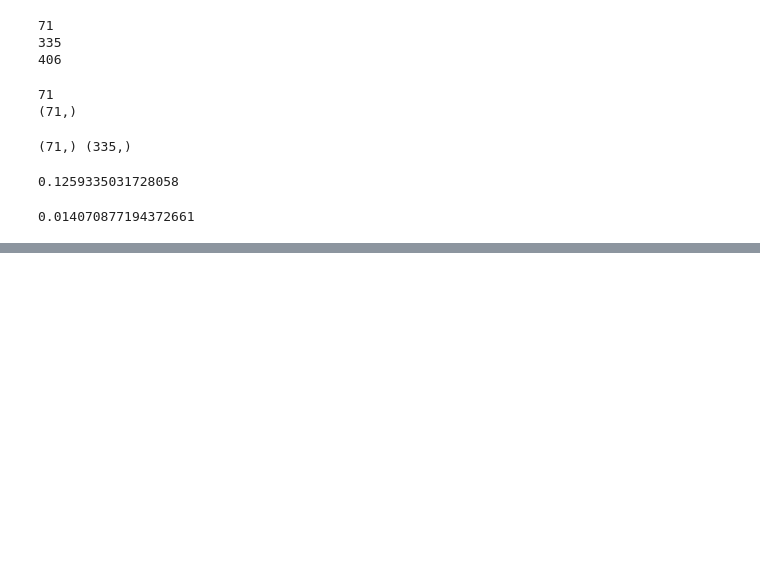
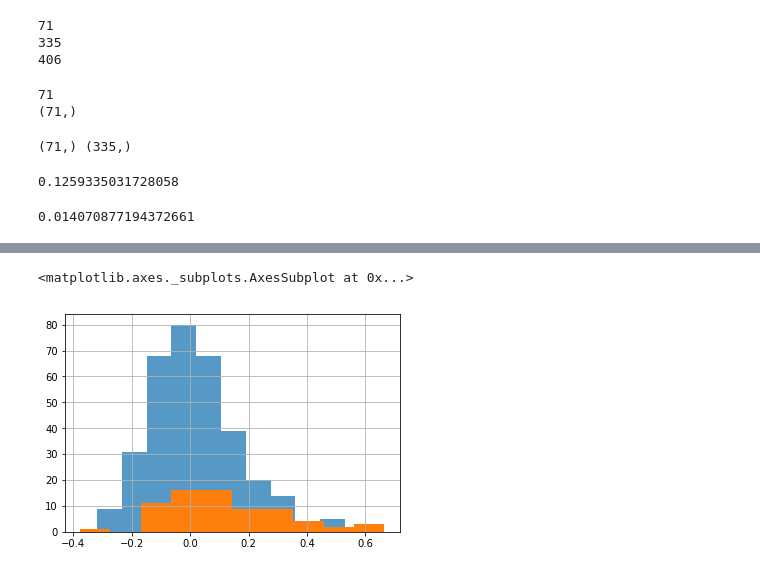
Before and after one commit to ismms-himc/clustergrammer_signature_methods, a Jupyter notebook: notebooks/1.0_Working_on_Signature_Methods.ipynb, the cells around one changed output, grey strips where cells are left out. Saved outputs shown, nothing was run; the diff lists cells and outputs as text; code cells hidden in the pictures; blank space fills up the shorter version.

```diff
--- a/notebooks/1.0_Working_on_Signature_Methods.ipynb
+++ b/notebooks/1.0_Working_on_Signature_Methods.ipynb
@@ -293,0 +293,6 @@ ser_diff.hist()
+# %%
+ser_diff.hist(alpha=0.75)
+ser_same.hist(alpha=1.0)
+# %% [output]
+<matplotlib.axes._subplots.AxesSubplot at 0x...>
+[figure, added]
```
Also changed, not shown: parts of 4 cells of this notebook.
